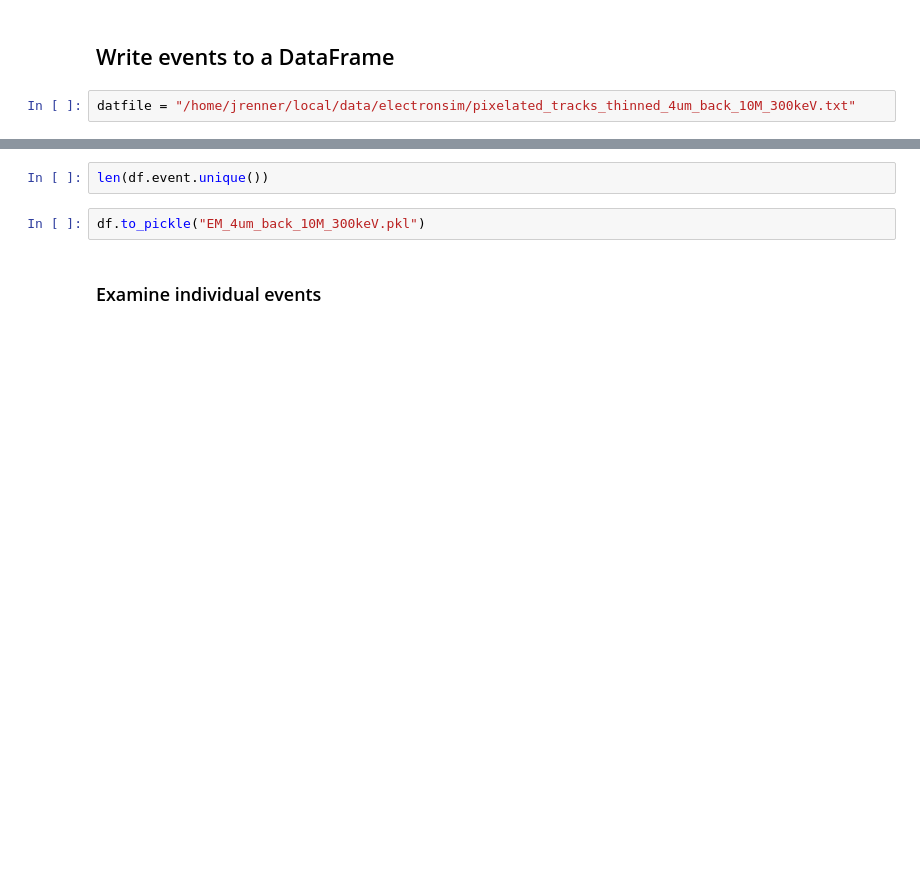
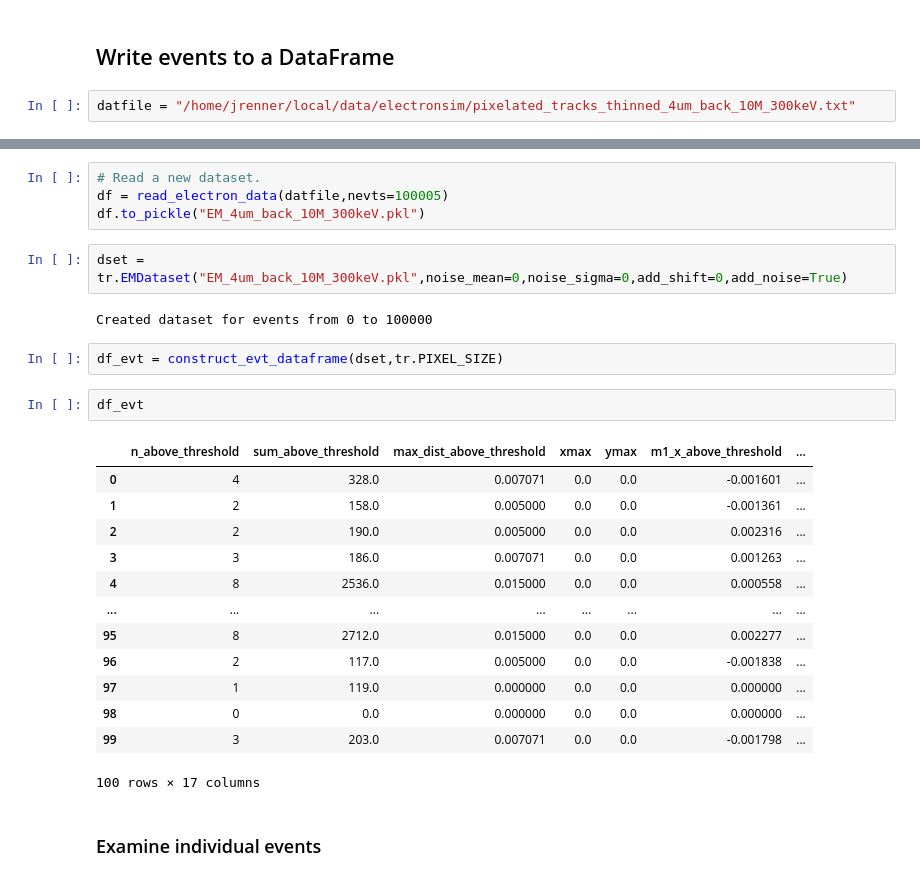
Before and after one commit to jerenner/emsim, a Jupyter notebook: emsim.ipynb, the cells around one changed output, grey strips where cells are left out. Drawn from its saved outputs; the diff is of its cells as text; blank space fills up the shorter version.

Commit message:
Adds computation of key quantities for initial events

```diff
--- a/emsim.ipynb
+++ b/emsim.ipynb
@@ -72,7 +234,29 @@ df = read_electron_data(datfile,nevts=100005)
-# %%
-len(df.event.unique())
-# %%
-df.to_pickle("EM_4um_back_10M_300keV.pkl")
+# %%
+# Read a new dataset.
+df = read_electron_data(datfile,nevts=100005)
+df.to_pickle("EM_4um_back_10M_300keV.pkl")
+# %%
+dset = tr.EMDataset("EM_4um_back_10M_300keV.pkl",noise_mean=0,noise_sigma=0,add_shift=0,add_noise=True)
+# %% [output]
+Created dataset for events from 0 to 100000
+# %%
+df_evt = construct_evt_dataframe(dset,tr.PIXEL_SIZE)
+# %%
+df_evt
+# %% [output]
+|  | n_above_threshold | sum_above_threshold | max_dist_above_threshold | xmax | ymax | m1_x_above_threshold | ... |
+| 0 | 4 | 328.0 | 0.007071 | 0.0 | 0.0 | -0.001601 | ... |
+| 1 | 2 | 158.0 | 0.005000 | 0.0 | 0.0 | -0.001361 | ... |
+| 2 | 2 | 190.0 | 0.005000 | 0.0 | 0.0 | 0.002316 | ... |
+| 3 | 3 | 186.0 | 0.007071 | 0.0 | 0.0 | 0.001263 | ... |
+| 4 | 8 | 2536.0 | 0.015000 | 0.0 | 0.0 | 0.000558 | ... |
+| ... | ... | ... | ... | ... | ... | ... | ... |
+| 95 | 8 | 2712.0 | 0.015000 | 0.0 | 0.0 | 0.002277 | ... |
+| 96 | 2 | 117.0 | 0.005000 | 0.0 | 0.0 | -0.001838 | ... |
+| 97 | 1 | 119.0 | 0.000000 | 0.0 | 0.0 | 0.000000 | ... |
+| 98 | 0 | 0.0 | 0.000000 | 0.0 | 0.0 | 0.000000 | ... |
+| 99 | 3 | 203.0 | 0.007071 | 0.0 | 0.0 | -0.001798 | ... |
+100 rows × 17 columns
 # %% [markdown]
 ### Examine individual events
 # %%
```
Also changed, not shown: parts of 11 cells of this notebook.
